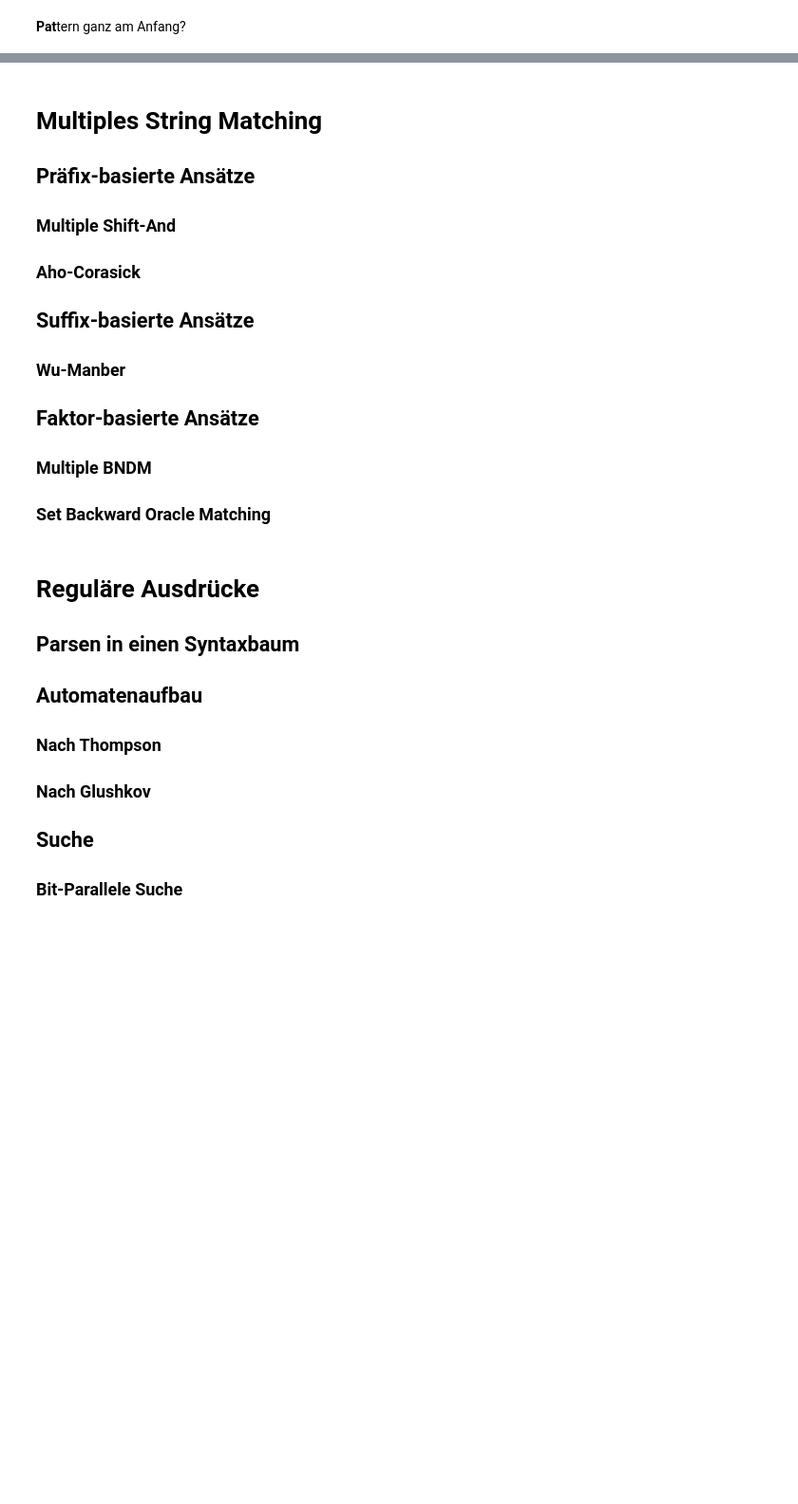
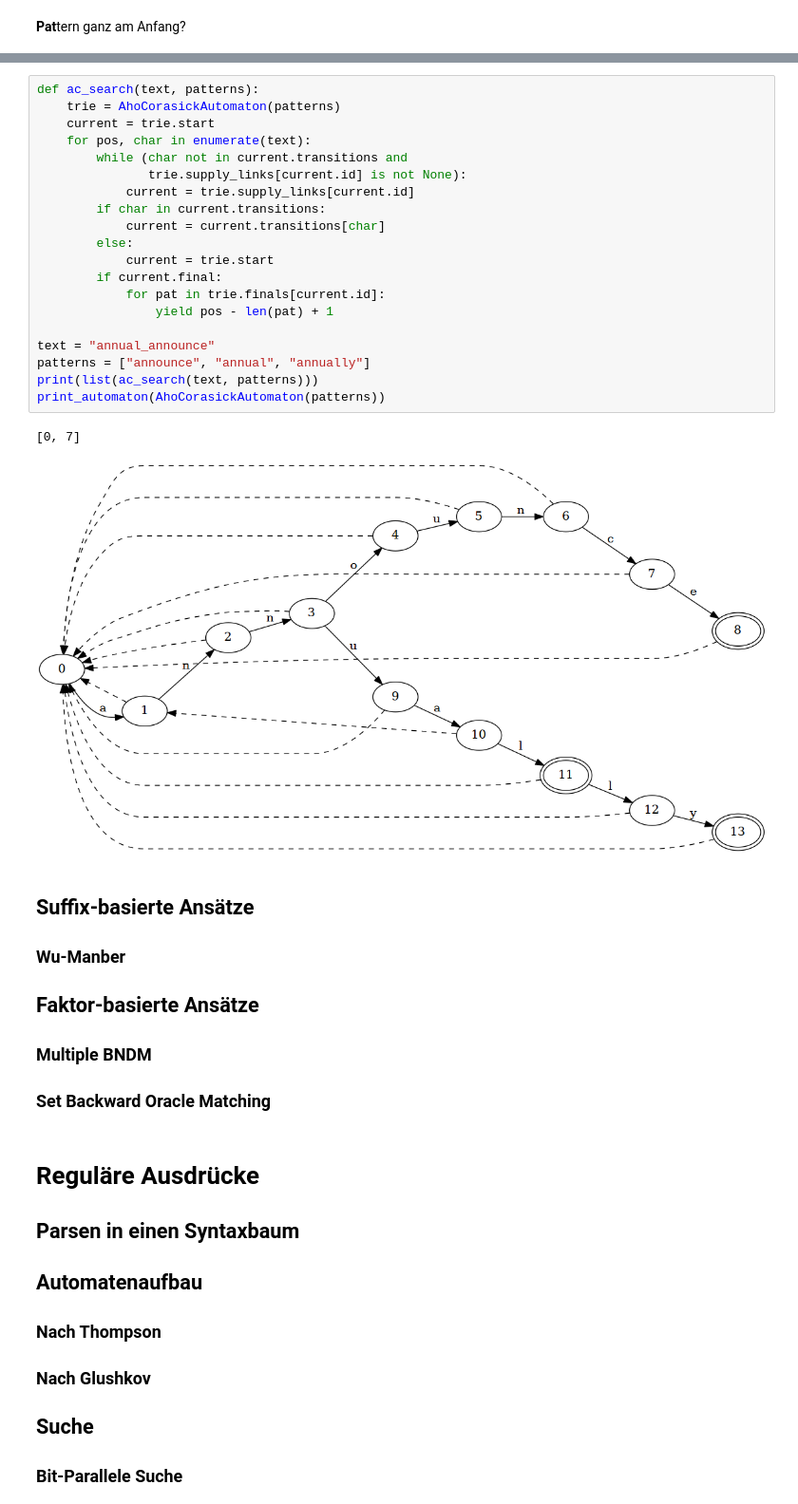
Before and after one commit to valentindey/flexpatmatch, a Jupyter notebook: Flexible Pattern Matching.ipynb, the cells around one changed output, grey strips where cells are left out. Shown at 95% size. Cells and saved outputs as stored; diff of their text form; blank space fills up the shorter version.

```diff
--- a/Flexible Pattern Matching.ipynb
+++ b/Flexible Pattern Matching.ipynb
@@ -436,12 +520,27 @@ Pattern ganz am Anfang?
+# %%
+def ac_search(text, patterns):
+    trie = AhoCorasickAutomaton(patterns)
+    current = trie.start
+    for pos, char in enumerate(text):
+        while (char not in current.transitions and
+               trie.supply_links[current.id] is not None):
+            current = trie.supply_links[current.id]
+        if char in current.transitions:
+            current = current.transitions[char]
+        else:
+            current = trie.start
+        if current.final:
+            for pat in trie.finals[current.id]:
+                yield pos - len(pat) + 1
+
+text = "annual_announce"
+patterns = ["announce", "annual", "annually"]
+print(list(ac_search(text, patterns)))
+print_automaton(AhoCorasickAutomaton(patterns))
+# %% [output]
+[0, 7]
+[figure, added]
 # %% [markdown]
-# Multiples String Matching
-
-## Präfix-basierte Ansätze
-
-### Multiple Shift-And
-
-### Aho-Corasick
-
 ## Suffix-basierte Ansätze
 
 ### Wu-Manber
```
Also changed, not shown: parts of 3 cells of this notebook, 1 other file.
